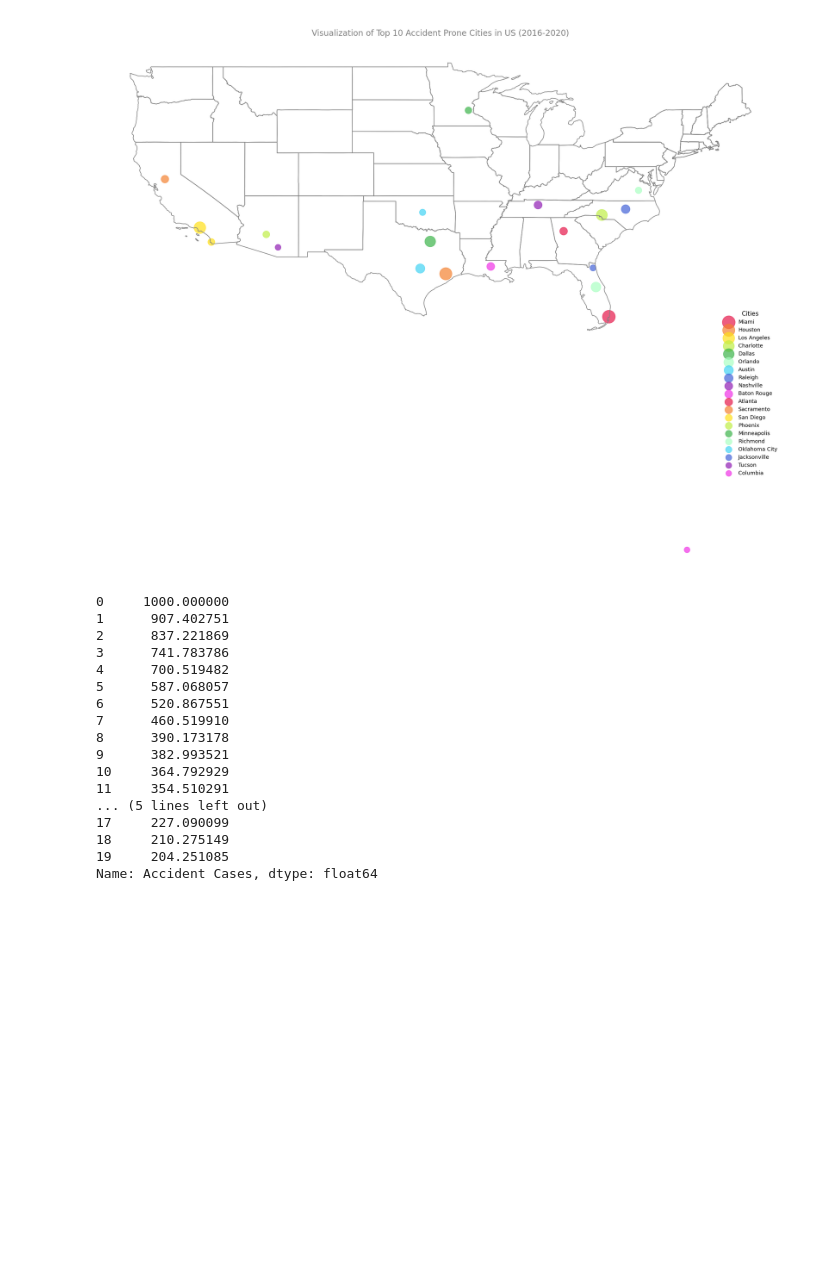
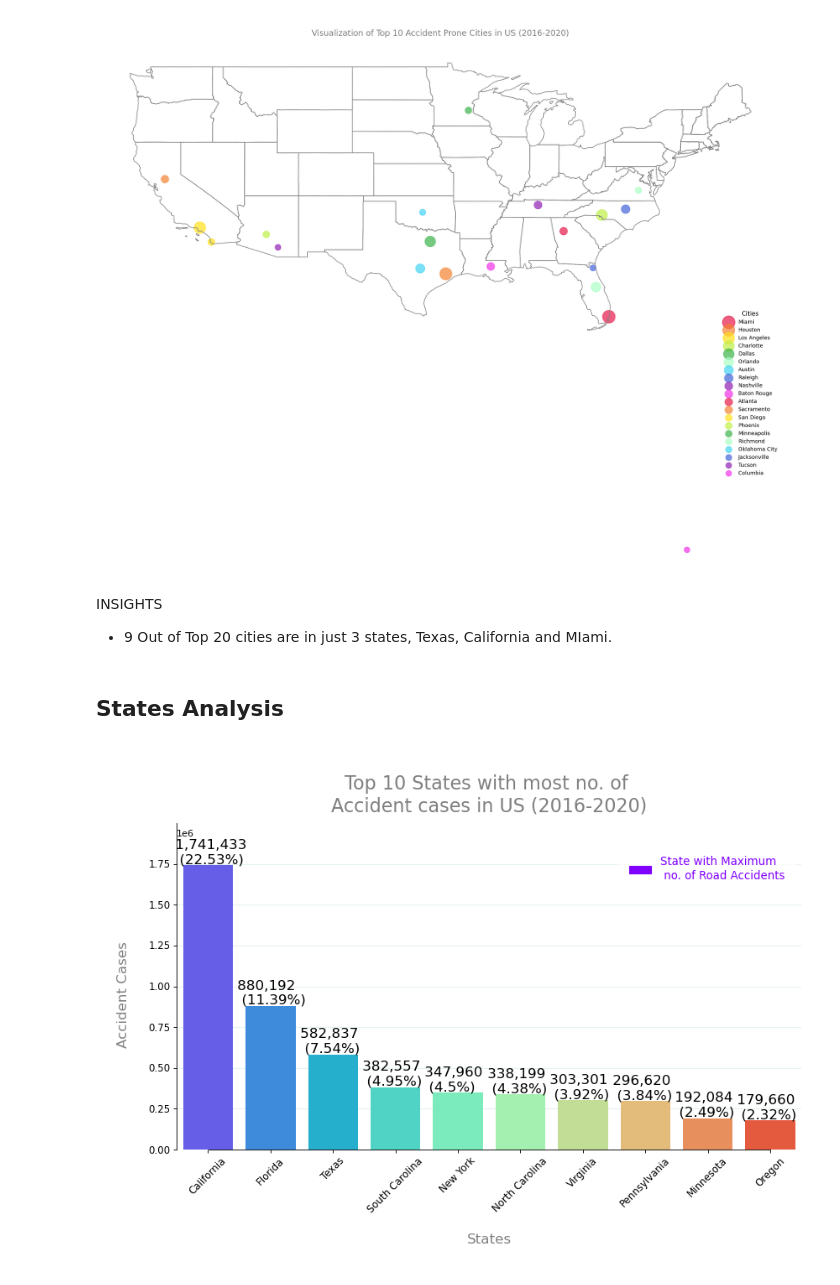
Before and after one commit to humbleOldSage/EDA-for-US-Accident-Data, a Jupyter notebook: us-accident-analysis.ipynb, the cells around one changed output. Cells and saved outputs as stored; diff of their text form; code cells hidden in the pictures; blank space fills up the shorter version.

```diff
--- a/us-accident-analysis.ipynb
+++ b/us-accident-analysis.ipynb
@@ -240,23 +228,8 @@ plt.tick_params(top=False, bottom=False, left=False, right=False,
 plt.title('\nVisualization of Top 10 Accident Prone Cities in US (2016-2020)', size=20, color='grey');
 # %% [output]
 [figure]
-# %%
-markersizes
-# %% [output]
-0     1000.000000
-1      907.402751
-2      837.221869
-3      741.783786
-4      700.519482
-5      587.068057
-6      520.867551
-7      460.519910
-8      390.173178
-9      382.993521
-10     364.792929
-11     354.510291
-... (5 lines left out)
-17     227.090099
-18     210.275149
-19     204.251085
-Name: Accident Cases, dtype: float64
+# %% [markdown]
+INSIGHTS
+* 9 Out of Top 20 cities are in just 3 states, Texas, California and MIami.
+# %% [markdown]
+## States Analysis
@@ -262,0 +304,38 @@ Name: Accident Cases, dtype: float64
+# %%
+fig, ax = plt.subplots(figsize = (12,6), dpi = 80)
+
+cmap = cm.get_cmap('rainbow', 10)
+clrs = [matplotlib.colors.rgb2hex(cmap(i)) for i in range(cmap.N)]
+
+ax=sns.barplot(y=state_df['Cases'].head(10), x=state_df['State'].head(10), palette='rainbow')
+
+total = df.shape[0]
+for i in ax.patches:
+    ax.text(i.get_x()-0.2, i.get_height()+10000, \
+            ' {:,d}\n  ({}%) '.format(int(i.get_height()), round(100*i.get_height()/total, 2)), fontsize=15,
+                color='black')
+
+ax.set(ylim =(0, 1900000))
+
+
+plt.title('\nTop 10 States with most no. of \nAccident cases in US (2016-2020)\n', size=20, color='grey')
+
+ax.set_xlabel('\nStates\n', fontsize=15, color='grey')
+ax.set_ylabel('\nAccident Cases\n', fontsize=15, color='grey')
+
+for i in ['top','right']:
+    side1 = ax.spines[i]
+    side1.set_visible(False)
+
+ax.set_axisbelow(True)
+ax.grid(color='#b2d6c7', linewidth=1, axis='y', alpha=.3)
+ax.spines['bottom'].set_bounds(0.005, 9)
+ax.spines['left'].set_bounds(0, 2000000)
+ax.tick_params(axis='y', which='major', labelsize=10.6)
+ax.tick_params(axis='x', which='major', labelsize=10.6, rotation=45)
+
+MA = mpatches.Patch(color=clrs[0], label='State with Maximum\n no. of Road Accidents')
+ax.legend(handles=[MA], prop={'size': 12}, loc='best', borderpad=1,
+          labelcolor=clrs[0], edgecolor='white');
+# %% [output]
+[figure, added]
```
Also changed, not shown: parts of 39 cells of this notebook.
